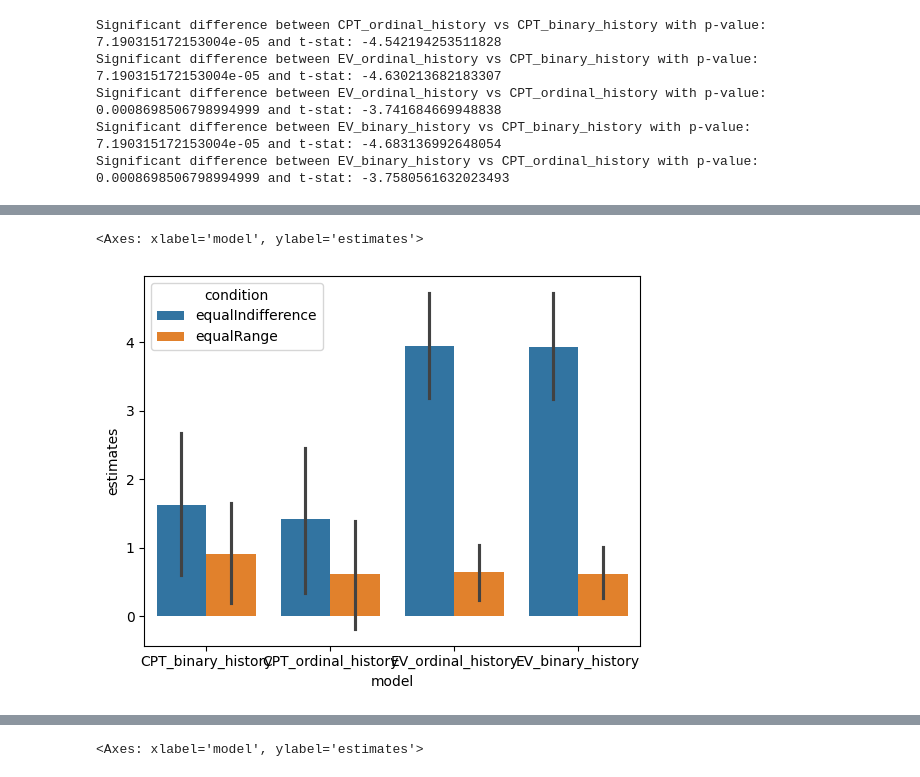
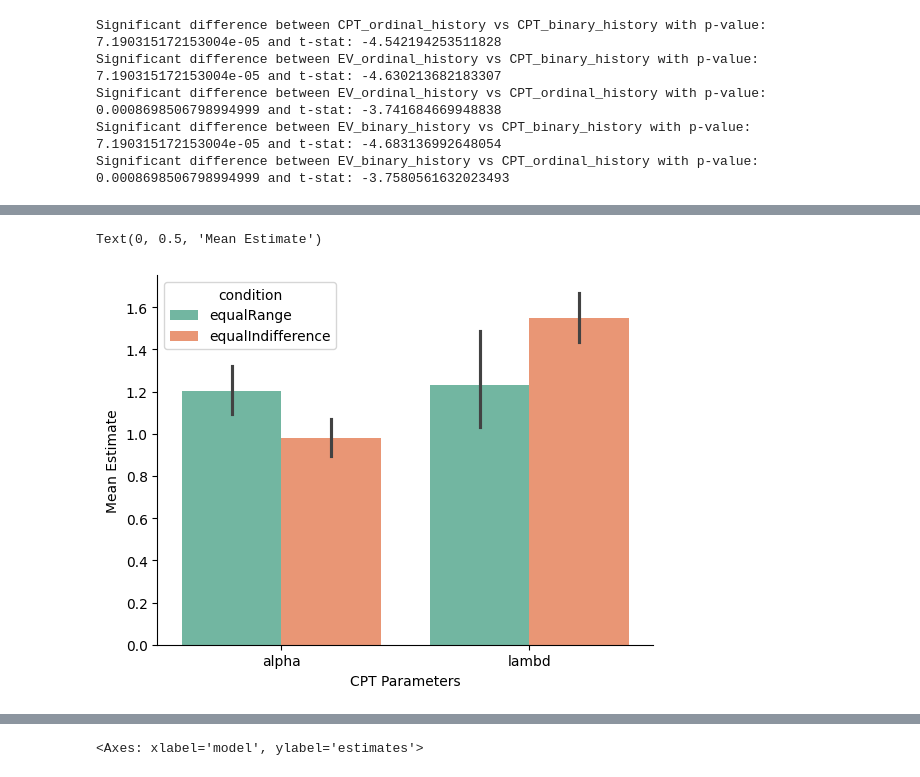
Before and after one commit to GusStgoReyes/riskyneuroarousal, a Jupyter notebook: data/1fits.ipynb, the cells around one changed output, grey strips where cells are left out. Drawn from its saved outputs; the diff is of its cells as text; code cells hidden in the pictures.

```diff
--- a/data/1fits.ipynb
+++ b/data/1fits.ipynb
@@ -187,5 +215,8 @@ plt.show()
 # %%
-sns.barplot(data=model_fits.query(f"param_names in {['c']}"), x="model", y="estimates", hue="condition")
+sns.barplot(data=model_fits.query(f"param_names in {['lambd', 'alpha']} & model == 'CPT_ordinal_history'"), x="param_names", y="estimates", hue="condition", palette='Set2')
+sns.despine()
+plt.xlabel('CPT Parameters')
+plt.ylabel('Mean Estimate')
 # %% [output]
-<Axes: xlabel='model', ylabel='estimates'>
+Text(0, 0.5, 'Mean Estimate')
-[figure, old version]
+[figure, new version]
```
Also changed, not shown: parts of 14 cells of this notebook, 13 other files.
